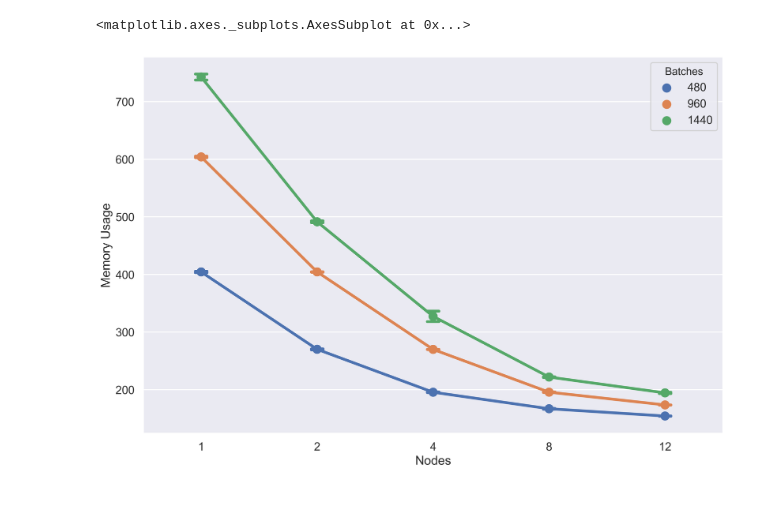
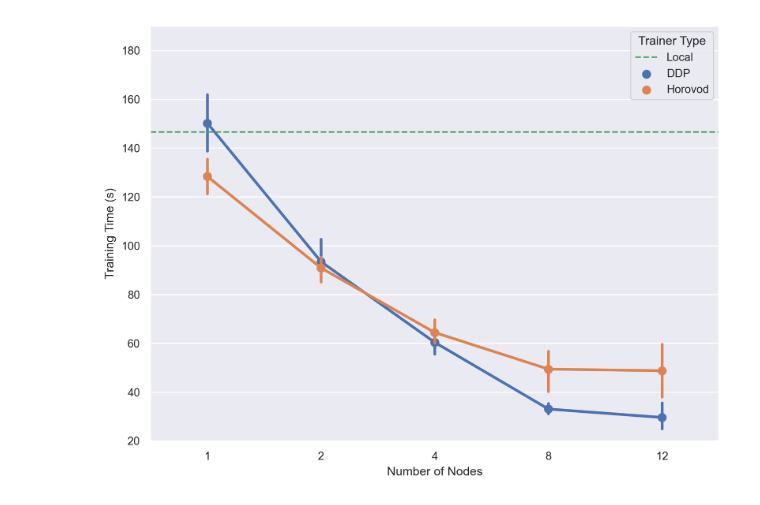
Before and after one commit to jkhlr/pytorch-distributed-rnn, a Jupyter notebook: evaluation/Experiments.ipynb, the cells around one changed output. Cells and saved outputs as stored; diff of their text form; code cells hidden in the pictures.

```diff
--- a/evaluation/Experiments.ipynb
+++ b/evaluation/Experiments.ipynb
@@ -5,8 +5,9 @@ import json
 import re
 import seaborn as sns
 import pandas as pd
+import tikzplotlib
 
-sns.set(context="talk")
+sns.set(context="paper")
 # %%
 trainer_dict = {
     "Distributed": "PyTorch DDP",
@@ -173,6 +40,29 @@ sns.pointplot(x="Nodes", y="Training Time", hue="Batches", data=distributed, ci=
-# %%
-f = plt.figure(figsize=(15, 10), dpi= 300)
-sns.pointplot(x="Nodes", y="Memory Usage", hue="Batches", data=distributed, ci="sd", capsize=0.1)
-# %% [output]
-<matplotlib.axes._subplots.AxesSubplot at 0x...>
-[figure, removed]
+# %%
+df1 = create_measurement_df('results_ranks.json')
+df2 = create_measurement_df('results_202007141530.json')
+df3 = create_measurement_df('results_202007141730.json')
+df0 = pd.concat((df1, df2, df3))
+df0["Trainer"] = df0["Trainer"].replace("Distributed", "DDP")
+
+df = df0[df0["Slots"] == 1].drop("Slots", axis=1)
+
+baseline_memory =df[df["Trainer"] == "Local"]["Memory Usage"].mean()
+baseline_time =df[df["Trainer"] == "Local"]["Training Time"].mean()
+df = df[~(df["Trainer"] == "Local")]
+
+df["Memory Usage Overall"] = df["Memory Usage"] * df["Nodes"]
+# %%
+fig = plt.figure(figsize=(8, 6), dpi=300, facecolor="w")
+#fig.patch.set_alpha(0.0)
+ax = sns.pointplot(x="Nodes", y="Training Time", hue="Trainer", data=df)
+ax.axhline(y=baseline_time, color=sns.color_palette()[2], linestyle='--', label="Local")
+ax.set_ylim((20, 190))
+ax.set_xlabel("Number of Nodes")
+ax.set_ylabel("Training Time (s)")
+ax.legend().set_title("Trainer Type")
+#ax.set_title("Training Time per Epoch for Number of Nodes and Trainer Type")
+#plt.savefig("training_time_overall.png", dpi=300)
+#tikzplotlib.get_tikz_code(figure=fig)
+#tikzplotlib.save(f"training_time_overall.tex", figure=fig)
+# %% [output]
+[figure, added]
```
Also changed, not shown: parts of 14 cells of this notebook, 1 other file.
